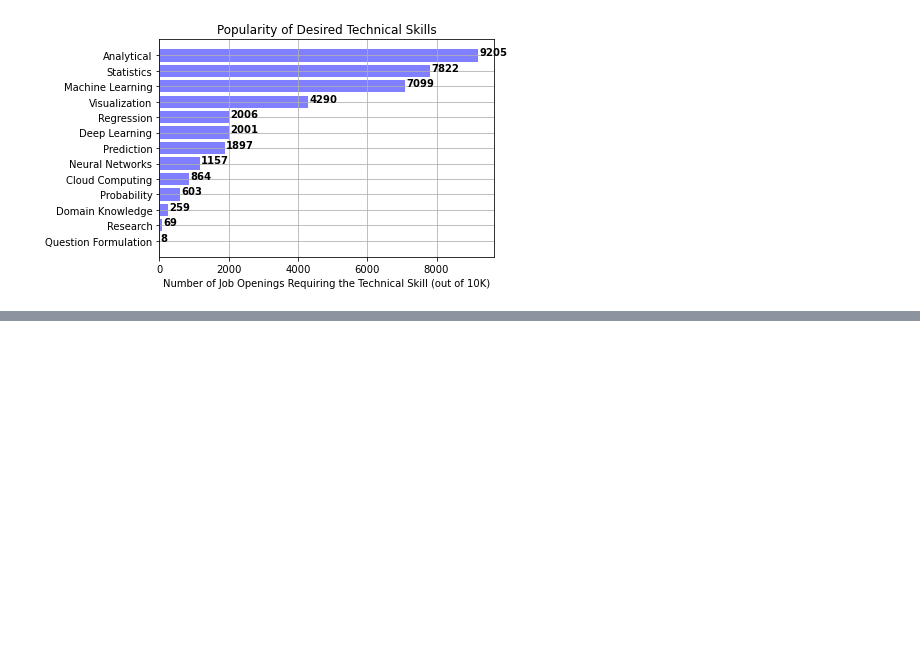
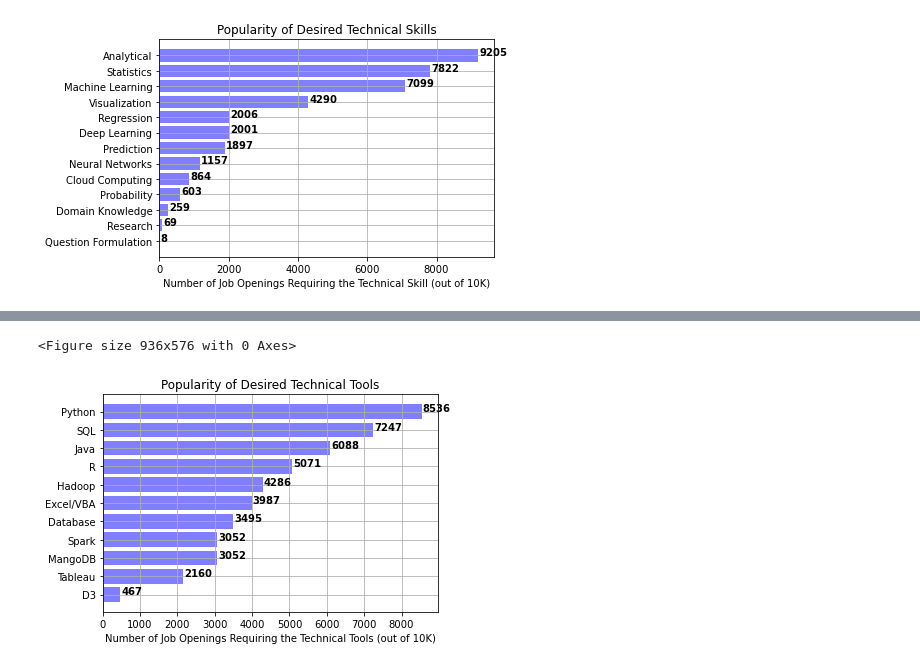
Before and after one commit to amyguanRice/Project1_Team6, a Jupyter notebook: data_processing_10k_Feb2019.ipynb, the cells around one changed output, grey strips where cells are left out. Drawn from its saved outputs; the diff is of its cells as text; code cells hidden in the pictures; blank space fills up the shorter version.

```diff
--- a/data_processing_10k_Feb2019.ipynb
+++ b/data_processing_10k_Feb2019.ipynb
@@ -686,3 +750,18 @@ plt.show()
 # Spark
 # Tableau
 # D3
+
+# initialize the flag tags
+DSjob_Feb2019['SS_Python_flag'] = 0
+DSjob_Feb2019['SS_SQL_flag'] = 0
+DSjob_Feb2019['SS_JavaScript_flag'] = 0
+DSjob_Feb2019['SS_MongoDB_flag'] = 0
+DSjob_Feb2019['SS_Hadoop_flag'] = 0
+DSjob_Feb2019['SS_Database_flag'] = 0
+DSjob_Feb2019['SS_ExcelVBA_flag'] = 0
+DSjob_Feb2019['SS_R_flag'] = 0
+DSjob_Feb2019['SS_Spark_flag'] = 0
+DSjob_Feb2019['SS_Tableau_flag'] = 0
+DSjob_Feb2019['SS_D3_flag'] = 0
+
+DSjob_Feb2019.head(1)
@@ -688,0 +825,19 @@ plt.show()
+# %%
+# now do a bar chart on desired Technical Skills
+plt.figure(figsize=(13,8))
+fig,ax = plt.subplots()
+
+ax.barh(df_TT.TT_Keywords, df_TT.TTkeywords_Counts, color='b', alpha=0.5, align="center")
+
+plt.title("Popularity of Desired Technical Tools")
+ax.set_xlabel("Number of Job Openings Requiring the Technical Tools (out of 10K)")
+
+for i, v in enumerate(df_TT.TTkeywords_Counts):
+    ax.text(v + 30, i, str(v), color='black', fontweight='bold')
+plt.grid()
+plt.savefig("./Images/Bar_Popularity_of_Desired_Technial_Tools.png", bbox_inches='tight')
+# plt.tight_layout()
+plt.show()
+# %% [output]
+<Figure size 936x576 with 0 Axes>
+[figure, added]
```
Also changed, not shown: parts of 7 cells of this notebook, 5 other files.
